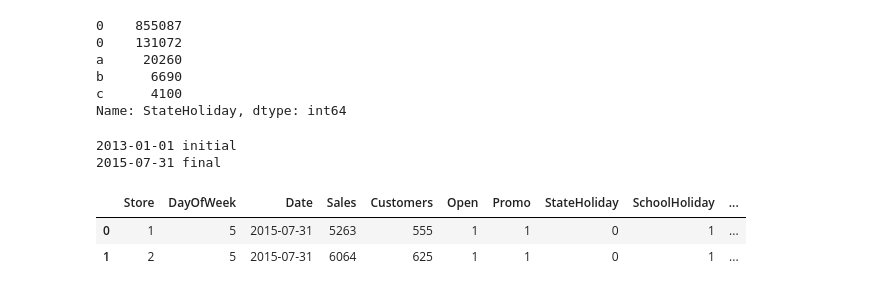
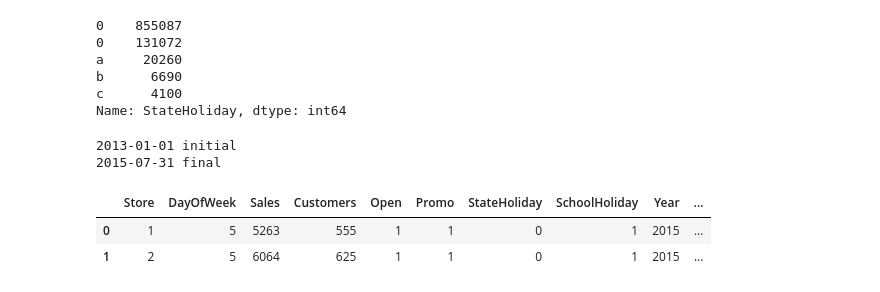
Before and after one commit to vicksypython/Retail-price-prediction-, a Jupyter notebook: ML_Retail_price_prediction_capstone_proj.ipynb, the cells around one changed output. Drawn from its saved outputs; the diff is of its cells as text; code cells hidden in the pictures.

```diff
--- a/ML_Retail_price_prediction_capstone_proj.ipynb
+++ b/ML_Retail_price_prediction_capstone_proj.ipynb
@@ -132,17 +179,20 @@ print(rossman_ds['Date'].max(),'final')
 2013-01-01 initial
 2015-07-31 final
 # %%
-# extract year, month, day and week of year from "Date"
+# extract year, month, day and week,quarter of year from "Date"
+#rossman_ds['Date'] = pd.to_datetime(rossman_ds['Date'], format="%Y-%m-%d", errors='raise')
 
-rossman_ds['Date']=pd.to_datetime(rossman_ds['Date'])
+rossman_ds['Date']=pd.to_datetime(rossman_ds['Date'],infer_datetime_format= True)
 rossman_ds['Year'] = rossman_ds['Date'].apply(lambda x: x.year)
+rossman_ds['Day'] = rossman_ds['Date'].apply(lambda x: x.day)
 rossman_ds['Month'] = rossman_ds['Date'].apply(lambda x: x.month)
-rossman_ds['Day'] = rossman_ds['Date'].apply(lambda x: x.day)
+rossman_ds['quarter'] = rossman_ds['Date'].apply(lambda x:x.quarter)
 rossman_ds['WeekOfYear'] = rossman_ds['Date'].apply(lambda x: x.weekofyear)
 # %%
 rossman_ds.sort_values(by=['Date','Store'],inplace=True,ascending=[False,True])
+rossman_ds.drop(columns= 'Date',axis =1,inplace = True)
 rossman_ds.head(2)
 # %% [output]
-|  | Store | DayOfWeek | Date | Sales | Customers | Open | Promo | StateHoliday | SchoolHoliday | ... |
-| 0 | 1 | 5 | 2015-07-31 | 5263 | 555 | 1 | 1 | 0 | 1 | ... |
-| 1 | 2 | 5 | 2015-07-31 | 6064 | 625 | 1 | 1 | 0 | 1 | ... |
+|  | Store | DayOfWeek | Sales | Customers | Open | Promo | StateHoliday | SchoolHoliday | Year | ... |
+| 0 | 1 | 5 | 5263 | 555 | 1 | 1 | 0 | 1 | 2015 | ... |
+| 1 | 2 | 5 | 6064 | 625 | 1 | 1 | 0 | 1 | 2015 | ... |
```
Also changed, not shown: parts of 39 cells of this notebook.
